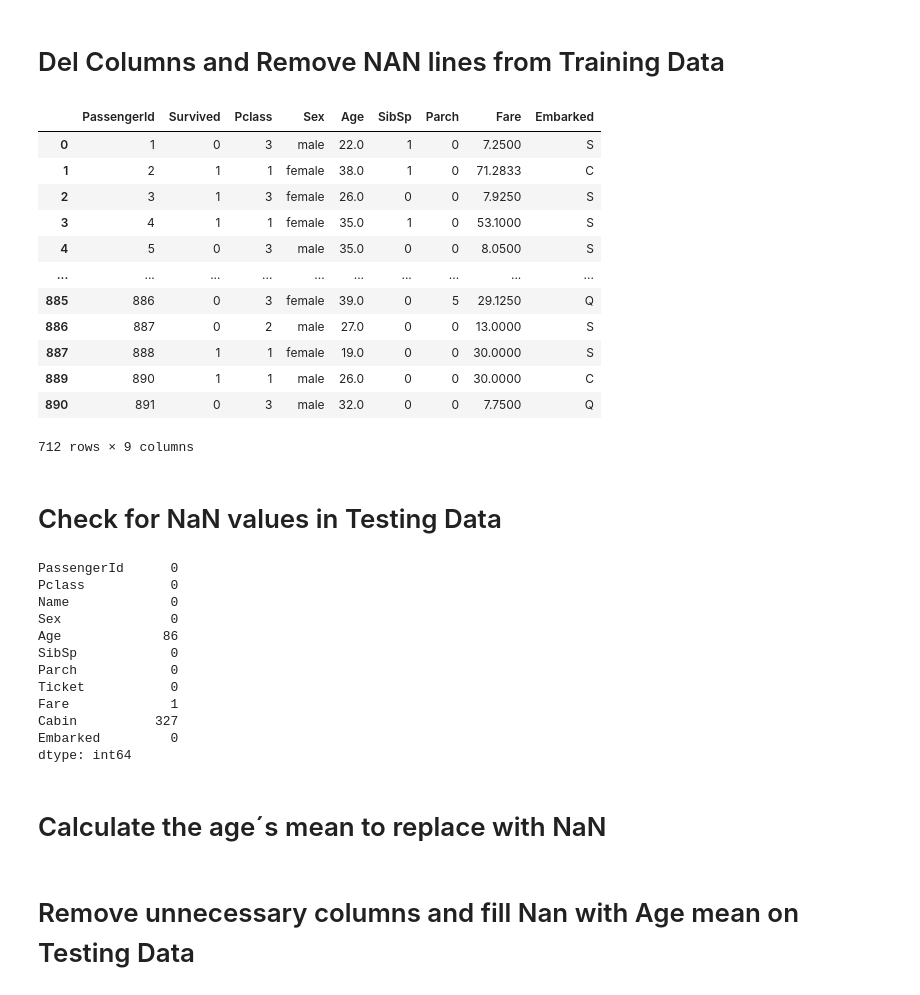
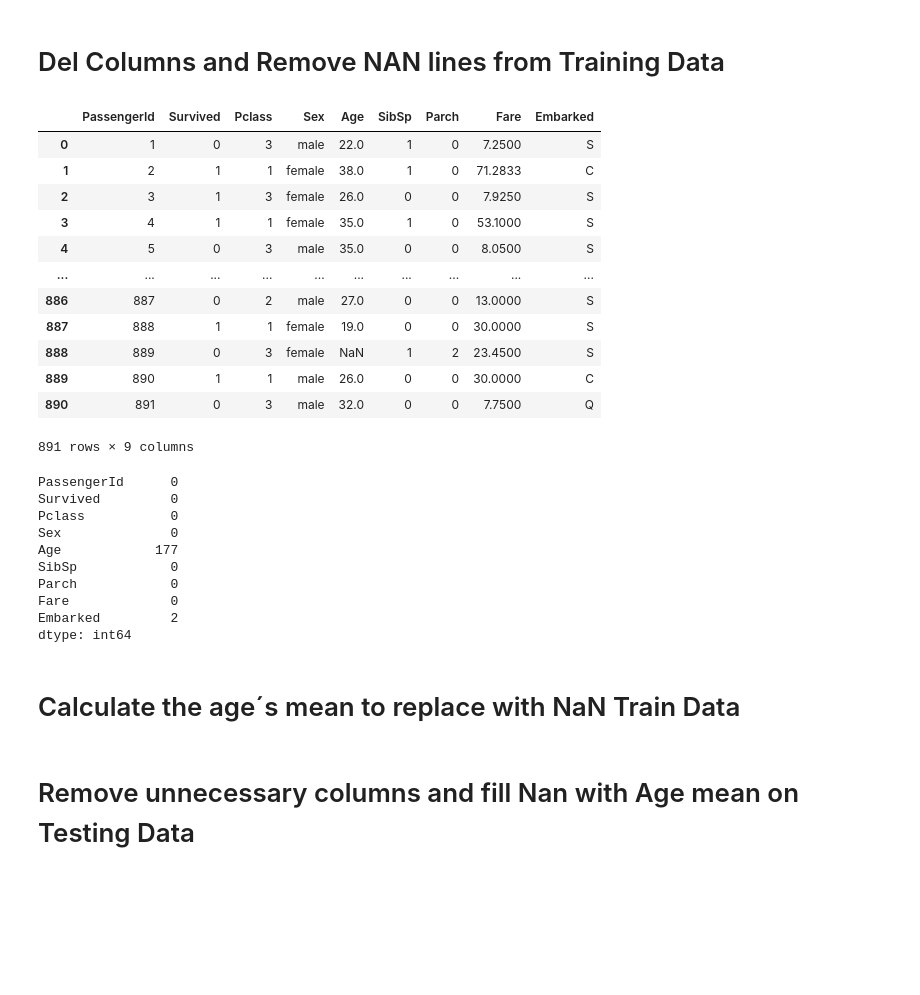
Before and after one commit to mvidaljr/Titanic_Survive, a Jupyter notebook: Titanic.ipynb, the cells around one changed output. Drawn from its saved outputs; the diff is of its cells as text; code cells hidden in the pictures; blank space fills up the shorter version.

```diff
--- a/Titanic.ipynb
+++ b/Titanic.ipynb
@@ -50,39 +121,34 @@ train_titanic.Fare.isnull().sum()
 # Del Columns and Remove NAN lines from Training Data
 # %%
 train_titanic = train_titanic.drop(['Name','Ticket','Cabin'], axis=1)
-train_titanic = train_titanic.dropna(how='any', axis=0)
 train_titanic
 # %% [output]
 |  | PassengerId | Survived | Pclass | Sex | Age | SibSp | Parch | Fare | Embarked |
 | 0 | 1 | 0 | 3 | male | 22.0 | 1 | 0 | 7.2500 | S |
 | 1 | 2 | 1 | 1 | female | 38.0 | 1 | 0 | 71.2833 | C |
 | 2 | 3 | 1 | 3 | female | 26.0 | 0 | 0 | 7.9250 | S |
 | 3 | 4 | 1 | 1 | female | 35.0 | 1 | 0 | 53.1000 | S |
 | 4 | 5 | 0 | 3 | male | 35.0 | 0 | 0 | 8.0500 | S |
 | ... | ... | ... | ... | ... | ... | ... | ... | ... | ... |
-| 885 | 886 | 0 | 3 | female | 39.0 | 0 | 5 | 29.1250 | Q |
 | 886 | 887 | 0 | 2 | male | 27.0 | 0 | 0 | 13.0000 | S |
 | 887 | 888 | 1 | 1 | female | 19.0 | 0 | 0 | 30.0000 | S |
+| 888 | 889 | 0 | 3 | female | NaN | 1 | 2 | 23.4500 | S |
 | 889 | 890 | 1 | 1 | male | 26.0 | 0 | 0 | 30.0000 | C |
 | 890 | 891 | 0 | 3 | male | 32.0 | 0 | 0 | 7.7500 | Q |
-712 rows × 9 columns
+891 rows × 9 columns
-# %% [markdown]
-# Check for NaN values in Testing Data
 # %%
-test_titanic.isna().sum()
+train_titanic.isnull().sum()
 # %% [output]
 PassengerId      0
+Survived         0
 Pclass           0
-Name             0
 Sex              0
-Age             86
+Age            177
 SibSp            0
 Parch            0
-Ticket           0
-Fare             1
-Cabin          327
-Embarked         0
+Fare             0
+Embarked         2
 dtype: int64
 # %% [markdown]
-# Calculate the age´s mean to replace with NaN
+# Calculate the age´s mean to replace with NaN Train Data
 # %%
```
Also changed, not shown: parts of 43 cells of this notebook, 1 other file.
